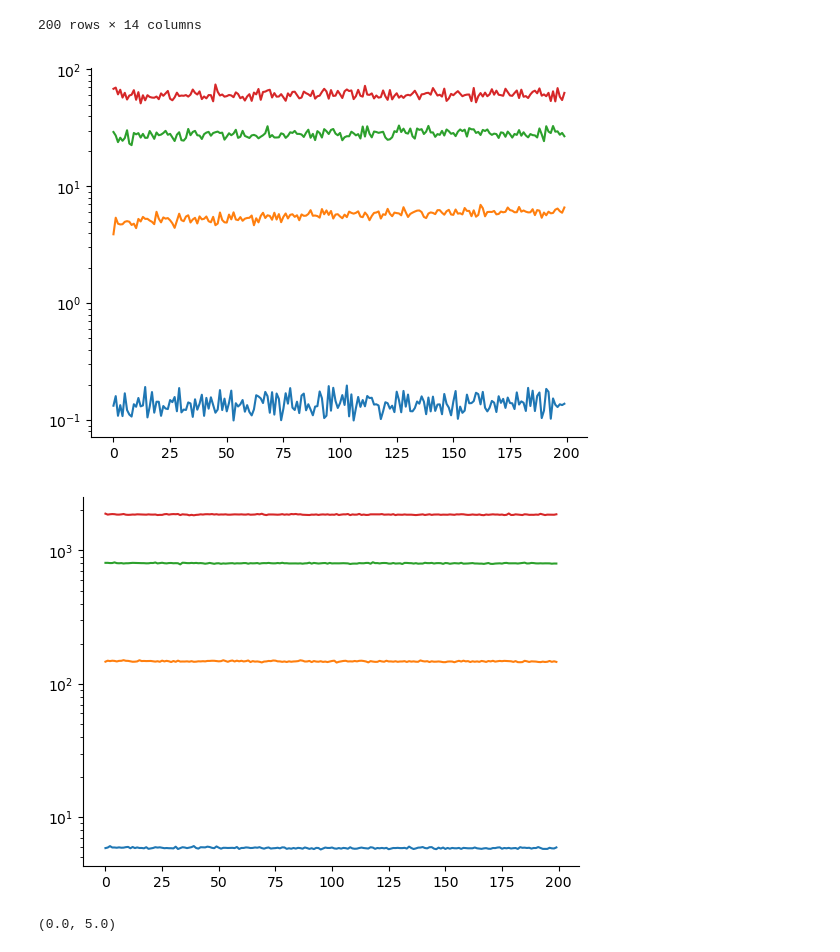
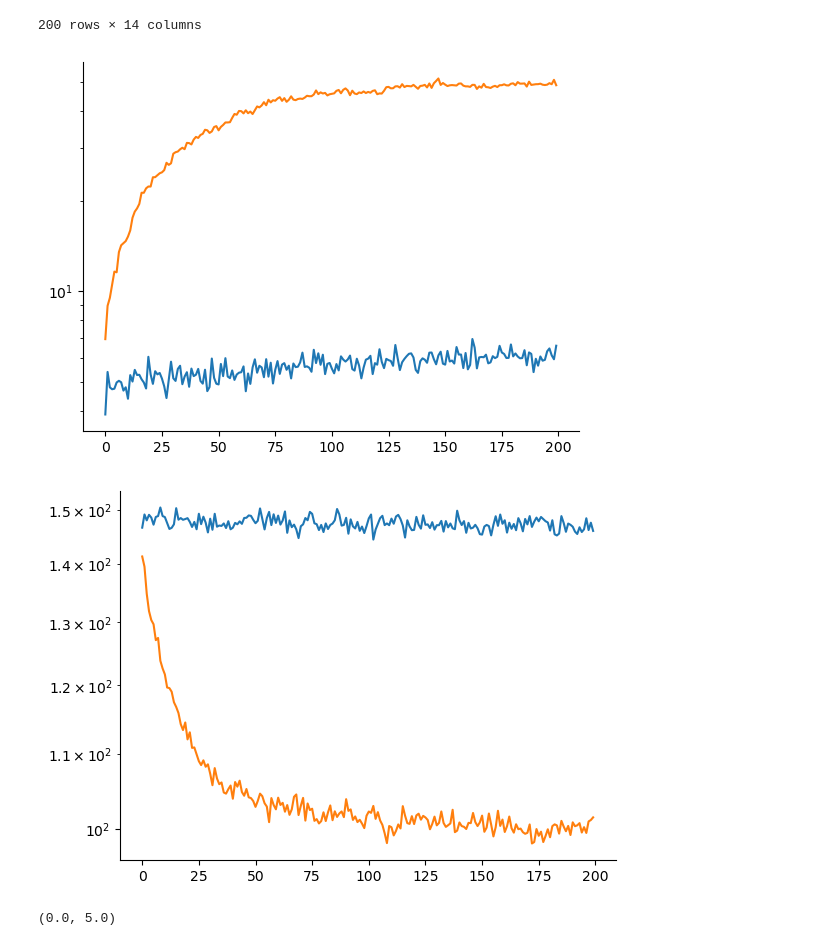
Before and after one commit to shamPJ/PersFL, a Jupyter notebook: notebooks/persFL-Copy2.ipynb, the cells around one changed output. Drawn from its saved outputs; the diff is of its cells as text; code cells hidden in the pictures.

```diff
--- a/notebooks/persFL-Copy2.ipynb
+++ b/notebooks/persFL-Copy2.ipynb
@@ -1005,10 +1005,10 @@ torch.Size([10, 100])
 # %%
 import pandas as pd
 
-df0 = pd.read_csv("../results/linear_syn_dm/Algorithm2_SKLearn/dt_synthetic_2_1.csv")
+df0 = pd.read_csv("../results/linear_syn_dm/Algorithm2_SKLearn/dt_synthetic_2_2.csv")
 df1 = pd.read_csv("../results/linear_syn_dm/Algorithm2_SKLearn/dt_synthetic_10_0.csv")
-df2 = pd.read_csv("../results/linear_syn_dm/Algorithm2_SKLearn/dt_synthetic_50_1.csv")
-df3 = pd.read_csv("../results/linear_syn_dm/Algorithm2_SKLearn/dt_synthetic_100_1.csv")
+df2 = pd.read_csv("../results/linear_syn_dm/Algorithm2_SKLearn/dt_synthetic_10_3.csv")
+df3 = pd.read_csv("../results/linear_syn_dm/Algorithm2_SKLearn/dt_synthetic_50_1.csv")
 # %%
 df0
 # %% [output]
@@ -1026,21 +1026,21 @@ df0
 | 199 | 199 | 0.575696 | 3.869415 | 3 | 150 | 10 | 500 | ... |
 200 rows × 14 columns
 # %%
-plt.plot(df0["loss_mean"])
+# plt.plot(df0["loss_mean"])
 plt.plot(df1["loss_mean"])
 plt.plot(df2["loss_mean"])
-plt.plot(df3["loss_mean"])
+# plt.plot(df3["loss_mean"])
 plt.yscale('log')
 # %% [output]
-[figure, old version]
+[figure, new version]
 # %%
-plt.plot(df0["MSE_val"])
+# plt.plot(df0["MSE_val"])
 plt.plot(df1["MSE_val"])
 plt.plot(df2["MSE_val"])
-plt.plot(df3["MSE_val"])
+# plt.plot(df3["MSE_val"])
 plt.yscale('log')
 # %% [output]
-[figure, old version]
+[figure, new version]
 # %%
 plt.plot(df0["loss_mean"])
 plt.plot(df1["loss_mean"])
```
Also changed, not shown: 2 other files.
